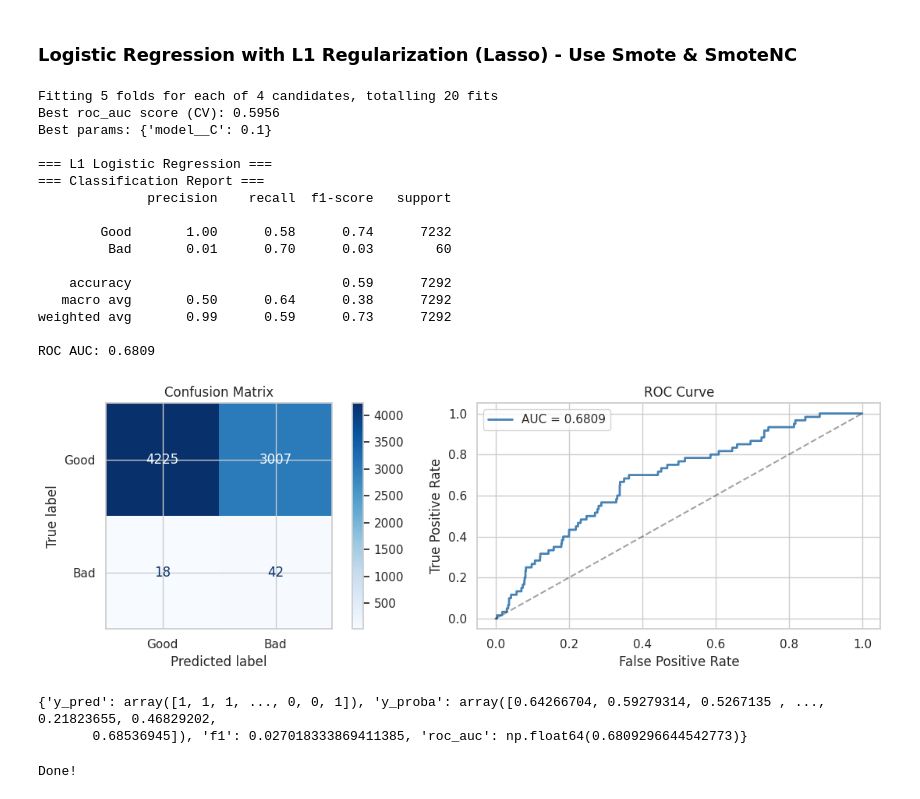
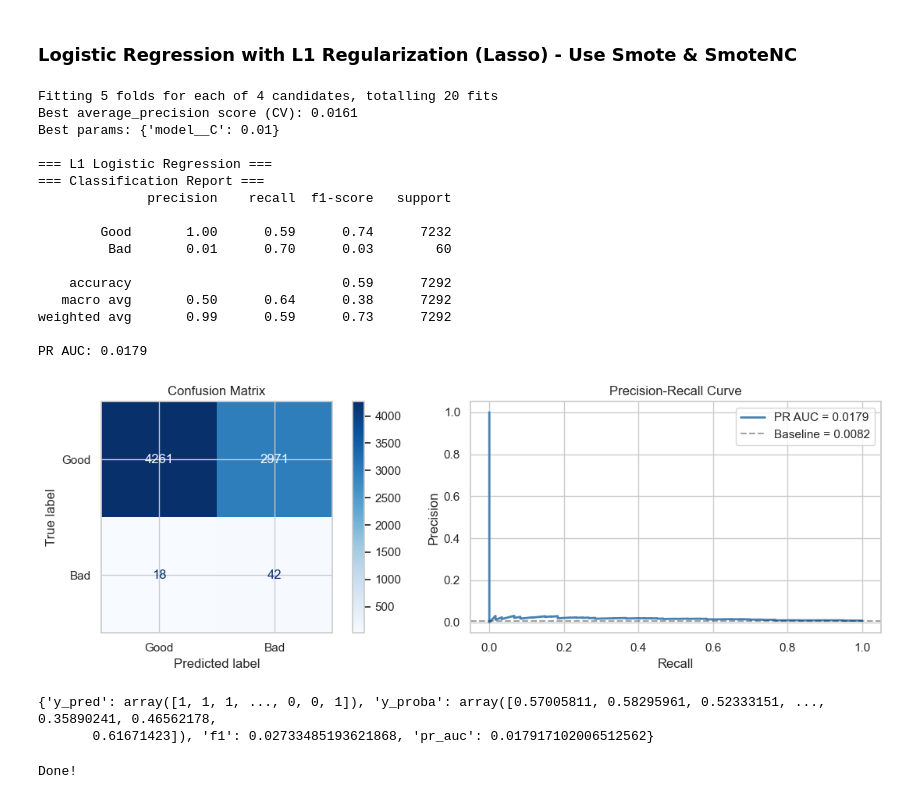
Before and after one commit to nickleezx/CS3244_Machine_Learning_Group8, a Jupyter notebook: notebook.ipynb, the cells around one changed output. Drawn from its saved outputs; the diff is of its cells as text; code cells hidden in the pictures.

```diff
--- a/notebook.ipynb
+++ b/notebook.ipynb
@@ -666,7 +666,7 @@ def train_with_gridsearch(
     y_train,
     preprocessor=preprocessor_smote,
     cv_folds=5,
-    scoring="f1",
+    scoring="average_precision",
     use_smote=True,
     random_state=42,
     n_jobs=-1,
@@ -729,22 +729,19 @@ def train_with_gridsearch(
 # %%
 def evaluate_model(grid_search, X_test, y_test):
     """Evaluate a fitted GridSearchCV model on the held-out test set.
-
     Prints classification report and displays:
     - Confusion matrix
-    - ROC curve with AUC
-
+    - PR curve with AUC
     Parameters
     ----------
     grid_search : GridSearchCV
         A fitted GridSearchCV object (from train_with_gridsearch).
     X_test, y_test : DataFrame / Series
         Held-out test data (raw, before preprocessing).
-
     Returns
     -------
     dict
-        Dictionary with 'y_pred', 'y_proba', 'f1', 'roc_auc' keys.
+        Dictionary with 'y_pred', 'y_proba', 'f1', 'pr_auc' keys.
     """
     best_model = grid_search.best_estimator_
     y_pred = best_model.predict(X_test)
@@ -772,26 +769,30 @@ def evaluate_model(grid_search, X_test, y_test):
     )
     axes[0].set_title("Confusion Matrix")
 
-    # ROC curve
+    # PR curve
     if y_proba is not None:
-        auc = roc_auc_score(y_test, y_proba)
-        fpr, tpr, _ = roc_curve(y_test, y_proba)
-        axes[1].plot(fpr, tpr, label=f"AUC = {auc:.4f}", color="steelblue", linewidth=2)
-        axes[1].plot([0, 1], [0, 1], "k--", alpha=0.4)
-        axes[1].set_xlabel("False Positive Rate")
-        axes[1].set_ylabel("True Positive Rate")
-        axes[1].set_title("ROC Curve")
+        precision, recall, _ = precision_recall_curve(y_test, y_proba)
+        pr_auc = average_precision_score(y_test, y_proba)
+
+        # Baseline (random classifier = proportion of positive class)
+        baseline = y_test.mean()
+
+        axes[1].plot(recall, precision, label=f"PR AUC = {pr_auc:.4f}", color="steelblue", linewidth=2)
+        axes[1].axhline(y=baseline, color="k", linestyle="--", alpha=0.4, label=f"Baseline = {baseline:.4f}")
+        axes[1].set_xlabel("Recall")
+        axes[1].set_ylabel("Precision")
+        axes[1].set_title("Precision-Recall Curve")
         axes[1].legend()
-        results["roc_auc"] = auc
-        print(f"ROC AUC: {auc:.4f}")
+
+        results["pr_auc"] = pr_auc
+        print(f"PR AUC: {pr_auc:.4f}")
     else:
         axes[1].text(0.5, 0.5, "No probability output", ha="center", va="center")
-        axes[1].set_title("ROC Curve (unavailable)")
-        results["roc_auc"] = None
+        axes[1].set_title("PR Curve (unavailable)")
+        results["pr_auc"] = None
 
     plt.tight_layout()
     plt.show()
-
     return results
 # %% [markdown]
 ### Logistic Regression with L1 Regularization (Lasso) - Use Smote & SmoteNC
@@ -800,7 +801,7 @@ from sklearn.linear_model import LogisticRegression
 
 # --- L1 Regularization (Lasso) ---
 lr_l1_model = LogisticRegression(
-    penalty='l1',
+    l1_ratio = 1,
     max_iter=5000,
     solver="saga",
     random_state=42,
@@ -809,41 +810,40 @@ lr_l1_model = LogisticRegression(
 lr_l1_param_grid = {
     "model__C": [0.01, 0.1, 1, 10]
 }
 
 
 lr_l1_grid = train_with_gridsearch(
     model=lr_l1_model,
     param_grid=lr_l1_param_grid,
     X_train=X_train,
     y_train=y_train,
     cv_folds=5,
-    scoring="roc_auc",
     use_smote=True,
     n_jobs=1
 )
 
 print("\n=== L1 Logistic Regression ===")
 print(evaluate_model(lr_l1_grid, X_test, y_test))
 # %% [output]
 Fitting 5 folds for each of 4 candidates, totalling 20 fits
-Best roc_auc score (CV): 0.5956
-Best params: {'model__C': 0.1}
+Best average_precision score (CV): 0.0161
+Best params: {'model__C': 0.01}
 
 === L1 Logistic Regression ===
 === Classification Report ===
               precision    recall  f1-score   support
 
-        Good       1.00      0.58      0.74      7232
+        Good       1.00      0.59      0.74      7232
          Bad       0.01      0.70      0.03        60
 
     accuracy                           0.59      7292
    macro avg       0.50      0.64      0.38      7292
 weighted avg       0.99      0.59      0.73      7292
 
-ROC AUC: 0.6809
+PR AUC: 0.0179
-[figure, old version]
+[figure, new version]
-{'y_pred': array([1, 1, 1, ..., 0, 0, 1]), 'y_proba': array([0.64266704, 0.59279314, 0.5267135 , ..., 0.21823655, 0.46829202,
-       0.68536945]), 'f1': 0.027018333869411385, 'roc_auc': np.float64(0.6809296644542773)}
+{'y_pred': array([1, 1, 1, ..., 0, 0, 1]), 'y_proba': array([0.57005811, 0.58295961, 0.52333151, ..., 0.35890241, 0.46562178,
+       0.61671423]), 'f1': 0.02733485193621868, 'pr_auc': 0.017917102006512562}
 # %%
 from sklearn.preprocessing import LabelEncoder
 
```
Also changed, not shown: parts of 7 cells of this notebook.
